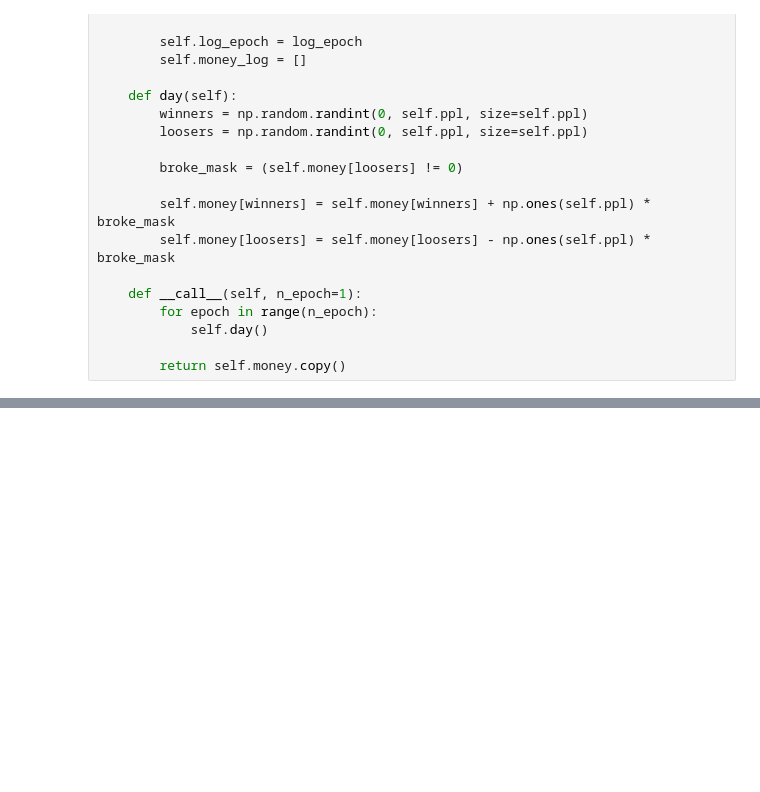
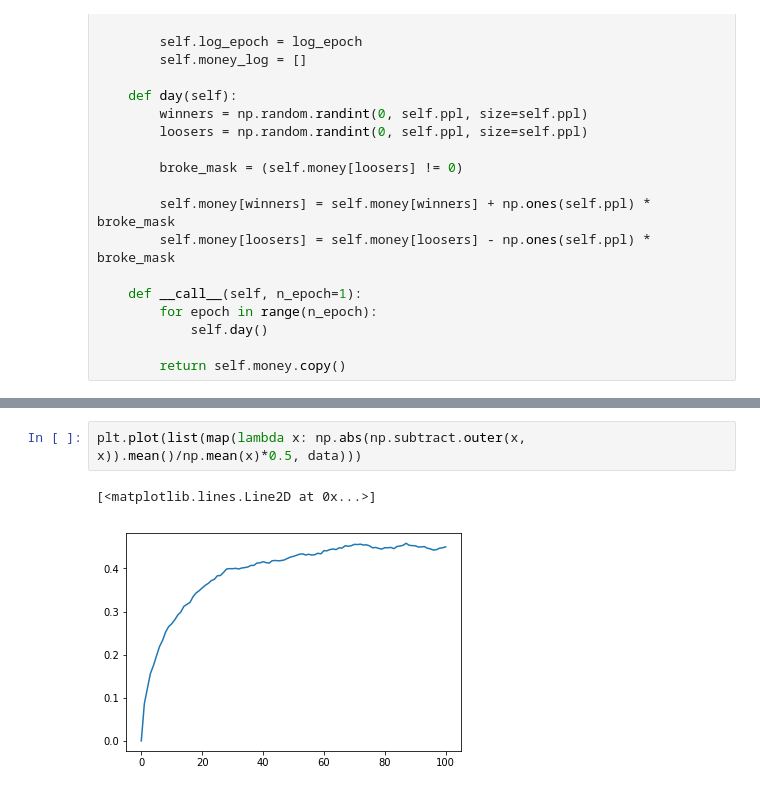
Before and after one commit to invisible-defects/social-inequality-kinetics, a Jupyter notebook: social-inequality-kinetics.ipynb, the cells around one changed output, grey strips where cells are left out. Drawn from its saved outputs; the diff is of its cells as text; blank space fills up the shorter version.

```diff
--- a/social-inequality-kinetics.ipynb
+++ b/social-inequality-kinetics.ipynb
@@ -57,0 +66,5 @@ Saving animation to file
+# %%
+plt.plot(list(map(lambda x: np.abs(np.subtract.outer(x, x)).mean()/np.mean(x)*0.5, data)))
+# %% [output]
+[<matplotlib.lines.Line2D at 0x...>]
+[figure, added]
```
Also changed, not shown: parts of 3 cells of this notebook.
